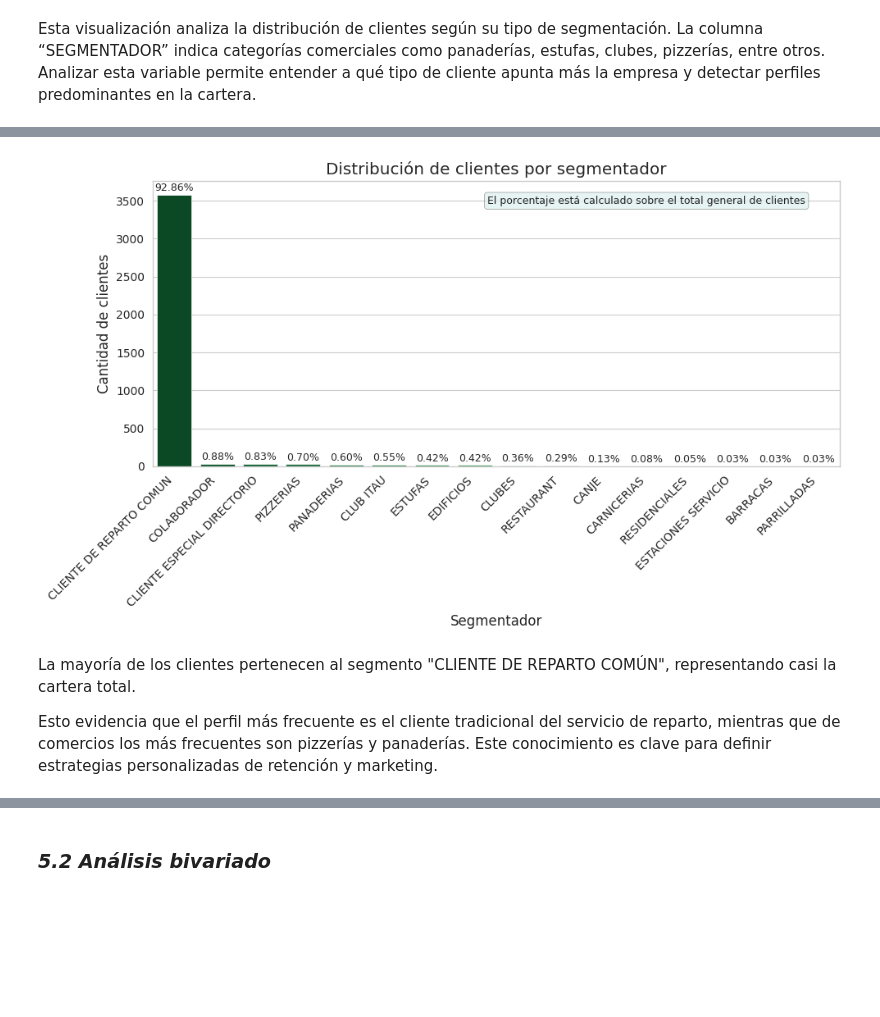
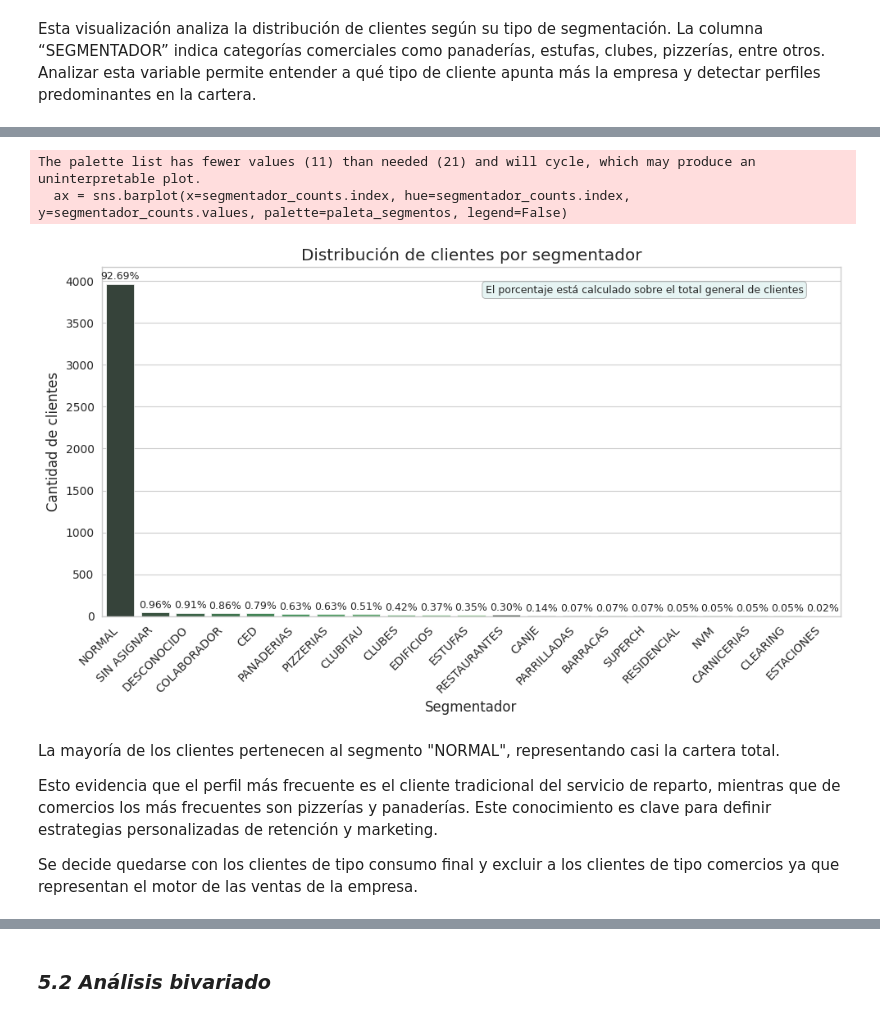
Before and after one commit to lomerrod/proyectofinalDSII, a Jupyter notebook: ProyectoFugaDeClientes+RodriguezLorena.ipynb, the cells around one changed output, grey strips where cells are left out. Saved outputs shown, nothing was run; the diff lists cells and outputs as text; code cells hidden in the pictures; blank space fills up the shorter version.

```diff
--- a/ProyectoFugaDeClientes+RodriguezLorena.ipynb
+++ b/ProyectoFugaDeClientes+RodriguezLorena.ipynb
@@ -1542,0 +1996,10 @@ dtype: int64
+# %%
+# Lista de columnas categóricas con posibles NaN
+columnas_categoricas = ["ZONA_AGRUPADA", "SEGMENTO", "ZONA_REAL_FRECUENTE"]
+
+# Reemplazar NaN por "Desconocido"
+df_variables_final[columnas_categoricas] = df_variables_final[columnas_categoricas].fillna("DESCONOCIDO")
+
+# Verificar que ya no haya NaN en esas columnas
+print(df_variables_final[columnas_categoricas].isna().sum())
+print(df_variables_final[columnas_categoricas].head())
@@ -1656,0 +2135,17 @@ Estas cinco zonas concentran más del 48% del total de la cartera de clientes, l
+# %%
+# Crear paleta invertida (de oscuro a claro)
+paleta_invertida = sns.color_palette('Greens_d', n_colors=11)[::-1]
+
+# ZONA_AGRUPADA del cliente
+plt.figure(figsize=(10,5))
+sns.countplot(data=df_variables_final, x='ZONA_AGRUPADA', palette=paleta_invertida, order=df_variables_final['ZONA_AGRUPADA'].value_counts().index)
+plt.title("Distribución de clientes por zona (ZONA_AGRUPADA)")
+plt.xticks(rotation=45)
+plt.show()
+
+# ZONA_REAL_FRECUENTE del cliente incluyendo direcciones alternativas
+plt.figure(figsize=(10,5))
+sns.countplot(data=df_variables_final, x='ZONA_REAL_FRECUENTE', palette=paleta_invertida, order=df_variables_final['ZONA_REAL_FRECUENTE'].value_counts().index)
+plt.title("Distribución de clientes por zona (ZONA_REAL_FRECUENTE)")
+plt.xticks(rotation=45)
+plt.show()
@@ -1696,50 +2230,45 @@ Esta visualización analiza la distribución de clientes según su tipo de segme
 # %%
-# Lista de segmentadores de interés
-segmentadores_interes = [
-    'CLIENTE DE REPARTO COMUN', 'BARRACAS', 'ESTUFAS', 'PANADERIAS',
-    'COLABORADOR', 'CLIENTE ESPECIAL DIRECTORIO', 'PIZZERIAS', 'EDIFICIOS',
-    'CLUBES', 'CLUB ITAU', 'RESTAURANT',  'RESIDENCIALES',
-    'CANJE', 'CARNICERIAS', 'ESTACIONES SERVICIO', 'PARRILLADAS'
-]
-
-# Filtrar y contar clientes por segmento
-segmentador_filtrado = df_variables_final[df_variables_final['SEGMENTADOR'].isin(segmentadores_interes)]
-segmentador_counts = segmentador_filtrado['SEGMENTADOR'].value_counts().sort_values(ascending=False)
+# Variable para el gráfico
+segmentador_counts = df_variables_final['SEGMENTO'].value_counts().sort_values(ascending=False)
 
 # Total general de clientes (no solo filtrados)
 total_general = len(df_variables_final)
 
-# Usar solo los primeros 16 colores para evitar warnings
+# Usar solo los primeros 21 colores para evitar warnings
 paleta_segmentos = paleta_invertida[:len(segmentador_counts)]
 
 plt.figure(figsize=(10, 6))
 ax = sns.barplot(x=segmentador_counts.index, hue=segmentador_counts.index, y=segmentador_counts.values, palette=paleta_segmentos, legend=False)
 plt.title('Distribución de clientes por segmentador')
 plt.xlabel('Segmentador')
 plt.ylabel('Cantidad de clientes')
 plt.xticks(rotation=45, ha='right')
 
 # Porcentaje basado en el total general
 for i, value in enumerate(segmentador_counts.values):
     porcentaje = f'{100 * value / total_general:.2f}%'
     ax.text(i, value + total_general * 0.005, porcentaje, ha='center', va='bottom', fontsize=9)
 
 # Cuadro de texto aclaratorio
 plt.text(
     0.95, 0.95,
     'El porcentaje está calculado sobre el total general de clientes',
     transform=ax.transAxes,
     fontsize=9,
     verticalalignment='top',
     horizontalalignment='right',
     bbox=dict(boxstyle='round,pad=0.3', facecolor='#e0f2f1', edgecolor='gray', alpha=0.8)
 )
 
 plt.tight_layout()
 plt.show()
 # %% [output]
+The palette list has fewer values (11) than needed (21) and will cycle, which may produce an uninterpretable plot.
+  ax = sns.barplot(x=segmentador_counts.index, hue=segmentador_counts.index, y=segmentador_counts.values, palette=paleta_segmentos, legend=False)
-[figure, old version]
+[figure, new version]
 # %% [markdown]
-La mayoría de los clientes pertenecen al segmento "CLIENTE DE REPARTO COMÚN", representando casi la cartera total.
+La mayoría de los clientes pertenecen al segmento "NORMAL", representando casi la cartera total.
 
 Esto evidencia que el perfil más frecuente es el cliente tradicional del servicio de reparto, mientras que de comercios los más frecuentes son pizzerías y panaderías. Este conocimiento es clave para definir estrategias personalizadas de retención y marketing.
+
+Se decide quedarse con los clientes de tipo consumo final y excluir a los clientes de tipo comercios ya que representan el motor de las ventas de la empresa.
```
Also changed, not shown: parts of 230 cells of this notebook.
